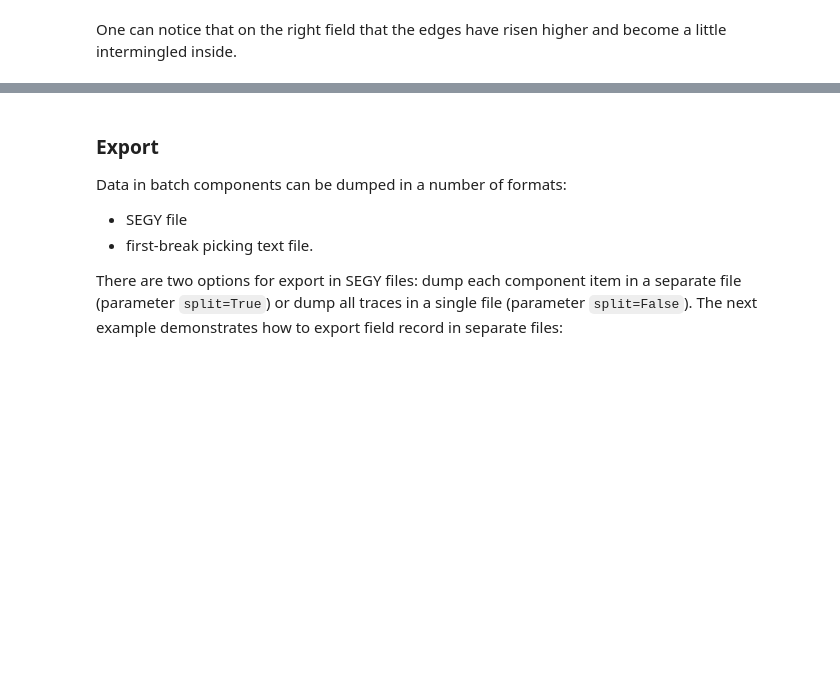
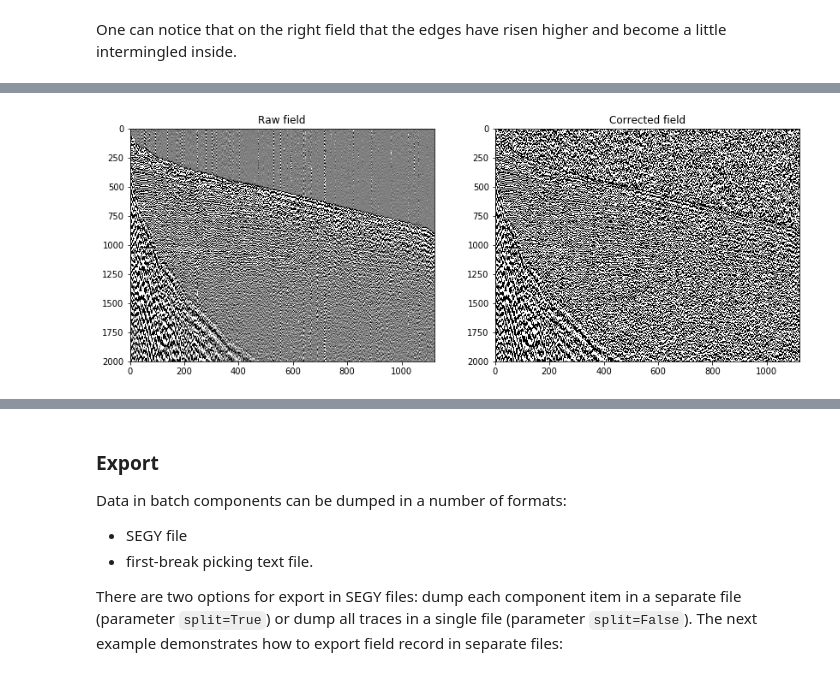
Before and after one commit to learnserd/SeismicPro, a Jupyter notebook: tutorials/2.Batch.ipynb, the cells around one changed output, grey strips where cells are left out. Saved outputs shown, nothing was run; the diff lists cells and outputs as text; code cells hidden in the pictures; blank space fills up the shorter version.

```diff
--- a/tutorials/2.Batch.ipynb
+++ b/tutorials/2.Batch.ipynb
@@ -232,0 +287,13 @@ One can notice that on the right field that the edges have risen higher and beco
+# %%
+batch = (Dataset(sph_index, SeismicBatch).next_batch(2)
+         .load(fmt='segy', components='raw', tslice=slice(3000))
+         .sort_traces(src='raw', dst='raw', sort_by='offset')
+         .correct_spherical_divergence(src='raw', dst='corrected', fun=calculate_sdc_quality,
+                                       started_point=(2, 1), time=time, speed=speed,
+                                       method='Powell', use_for_all=True)
+)
+# %%
+seismic_plot([batch.raw[0], batch.corrected[0]], vmin=-cv, vmax=cv,
+              cmap='gray', figsize=(14, 5), names=['Raw field', 'Corrected field'])
+# %% [output]
+[figure, added]
```
Also changed, not shown: parts of 15 cells of this notebook, 4 other files.
